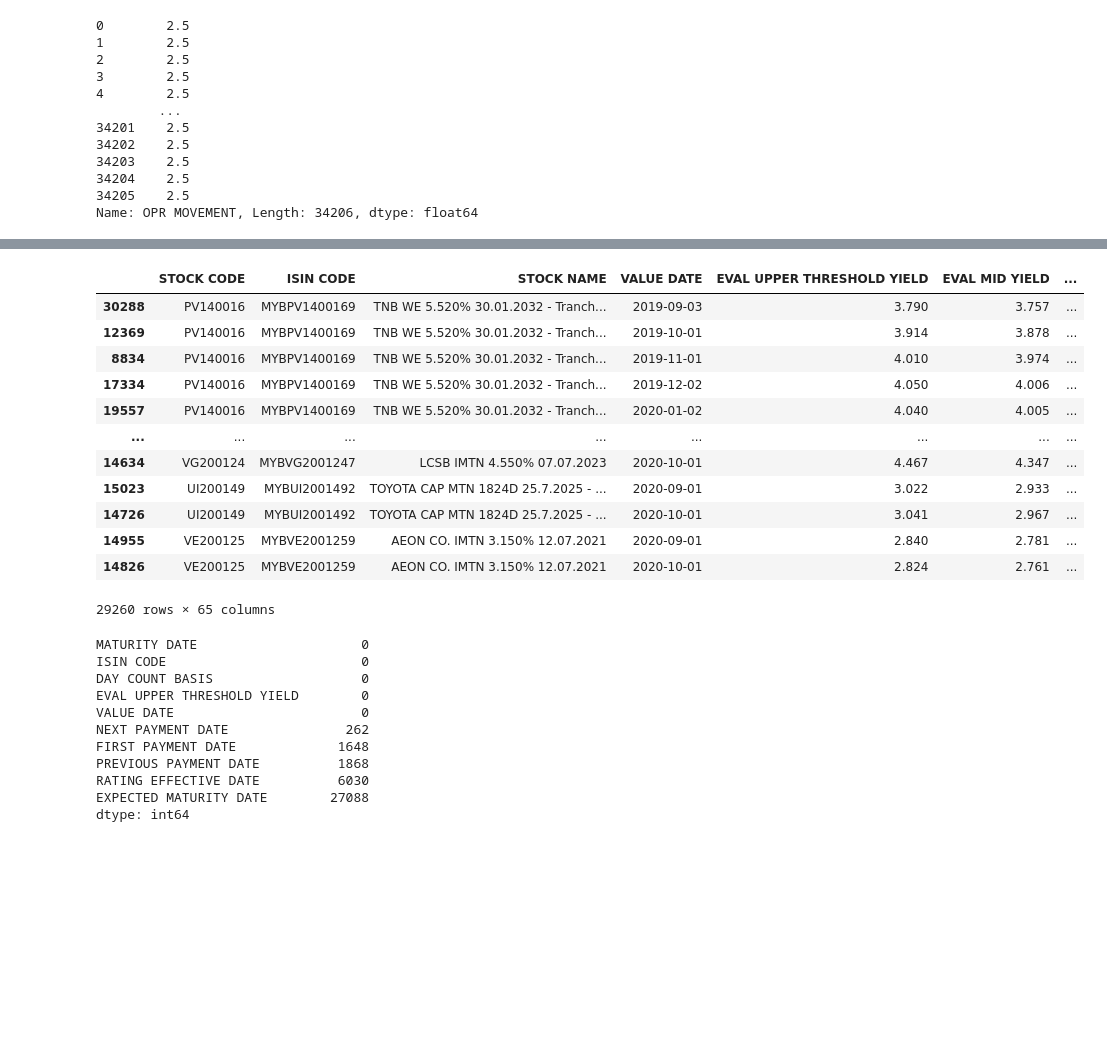
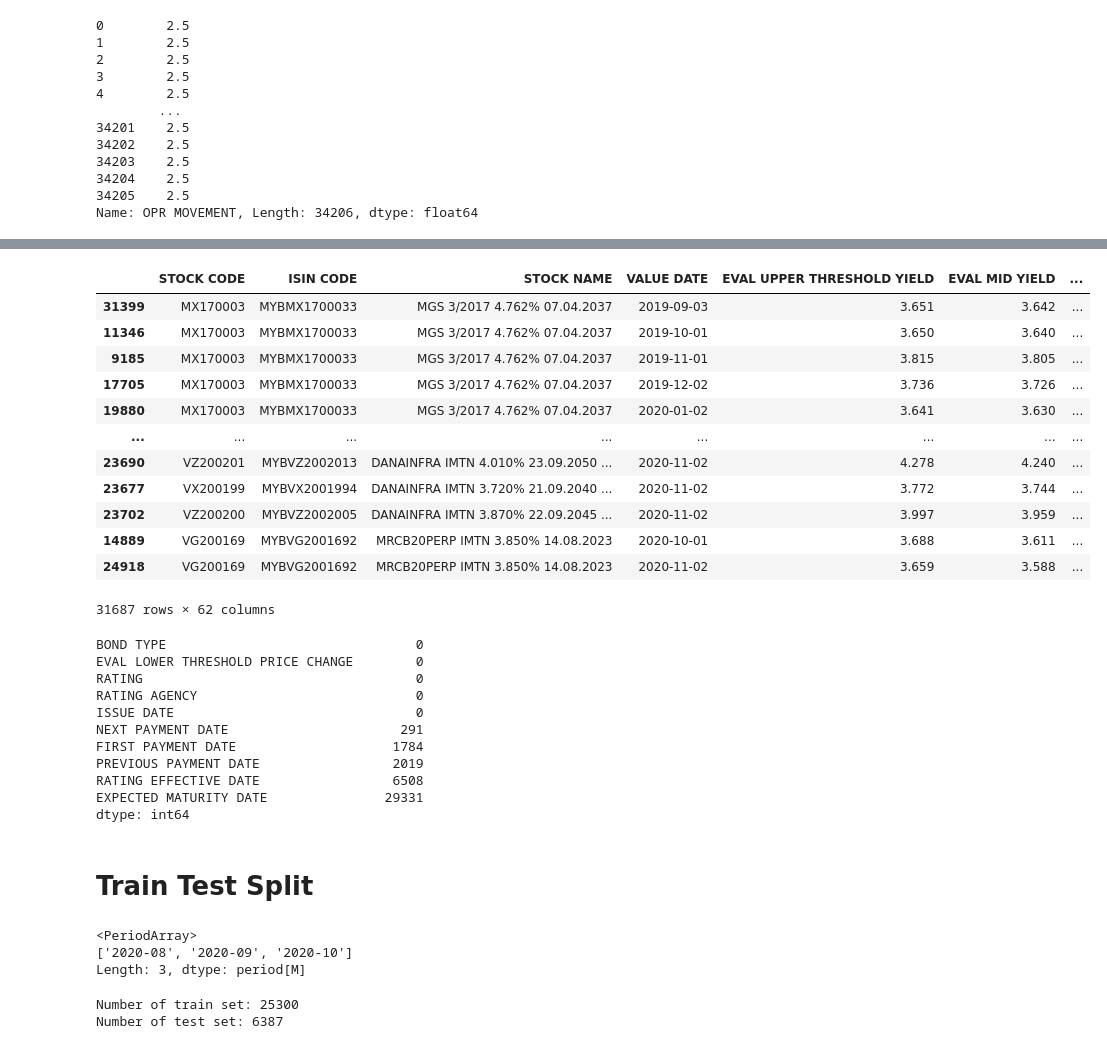
Before and after one commit to Shuhxian/bond-price-forecasting, a Jupyter notebook: bond_price_forcasting.ipynb, the cells around one changed output, grey strips where cells are left out. Drawn from its saved outputs; the diff is of its cells as text; code cells hidden in the pictures; blank space fills up the shorter version.

```diff
--- a/bond_price_forcasting.ipynb
+++ b/bond_price_forcasting.ipynb
@@ -490,18 +485,19 @@ df_joined
 # %%
 # remove the first row and the last row of each stocks
-df_joined.dropna(subset=["CHANGES IN EVAL MID PRICE","NEXT MONTH CHANGES IN EVAL MID PRICE"],inplace=True)
+# df_joined.dropna(subset=["CHANGES IN EVAL MID PRICE","NEXT MONTH CHANGES IN EVAL MID PRICE"],inplace=True)
+df_joined.dropna(subset=["CHANGES IN EVAL MID PRICE"],inplace=True)
 df_joined
 # %% [output]
 |  | STOCK CODE | ISIN CODE | STOCK NAME | VALUE DATE | EVAL UPPER THRESHOLD YIELD | EVAL MID YIELD | ... |
-| 30288 | PV140016 | MYBPV1400169 | TNB WE 5.520% 30.01.2032 - Tranch... | 2019-09-03 | 3.790 | 3.757 | ... |
-| 12369 | PV140016 | MYBPV1400169 | TNB WE 5.520% 30.01.2032 - Tranch... | 2019-10-01 | 3.914 | 3.878 | ... |
-| 8834 | PV140016 | MYBPV1400169 | TNB WE 5.520% 30.01.2032 - Tranch... | 2019-11-01 | 4.010 | 3.974 | ... |
-| 17334 | PV140016 | MYBPV1400169 | TNB WE 5.520% 30.01.2032 - Tranch... | 2019-12-02 | 4.050 | 4.006 | ... |
-| 19557 | PV140016 | MYBPV1400169 | TNB WE 5.520% 30.01.2032 - Tranch... | 2020-01-02 | 4.040 | 4.005 | ... |
+| 31399 | MX170003 | MYBMX1700033 | MGS 3/2017 4.762% 07.04.2037 | 2019-09-03 | 3.651 | 3.642 | ... |
+| 11346 | MX170003 | MYBMX1700033 | MGS 3/2017 4.762% 07.04.2037 | 2019-10-01 | 3.650 | 3.640 | ... |
+| 9185 | MX170003 | MYBMX1700033 | MGS 3/2017 4.762% 07.04.2037 | 2019-11-01 | 3.815 | 3.805 | ... |
+| 17705 | MX170003 | MYBMX1700033 | MGS 3/2017 4.762% 07.04.2037 | 2019-12-02 | 3.736 | 3.726 | ... |
+| 19880 | MX170003 | MYBMX1700033 | MGS 3/2017 4.762% 07.04.2037 | 2020-01-02 | 3.641 | 3.630 | ... |
 | ... | ... | ... | ... | ... | ... | ... | ... |
-| 14634 | VG200124 | MYBVG2001247 | LCSB IMTN 4.550% 07.07.2023 | 2020-10-01 | 4.467 | 4.347 | ... |
-| 15023 | UI200149 | MYBUI2001492 | TOYOTA CAP MTN 1824D 25.7.2025 - ... | 2020-09-01 | 3.022 | 2.933 | ... |
-| 14726 | UI200149 | MYBUI2001492 | TOYOTA CAP MTN 1824D 25.7.2025 - ... | 2020-10-01 | 3.041 | 2.967 | ... |
-| 14955 | VE200125 | MYBVE2001259 | AEON CO. IMTN 3.150% 12.07.2021 | 2020-09-01 | 2.840 | 2.781 | ... |
-| 14826 | VE200125 | MYBVE2001259 | AEON CO. IMTN 3.150% 12.07.2021 | 2020-10-01 | 2.824 | 2.761 | ... |
+| 23690 | VZ200201 | MYBVZ2002013 | DANAINFRA IMTN 4.010% 23.09.2050 ... | 2020-11-02 | 4.278 | 4.240 | ... |
+| 23677 | VX200199 | MYBVX2001994 | DANAINFRA IMTN 3.720% 21.09.2040 ... | 2020-11-02 | 3.772 | 3.744 | ... |
+| 23702 | VZ200200 | MYBVZ2002005 | DANAINFRA IMTN 3.870% 22.09.2045 ... | 2020-11-02 | 3.997 | 3.959 | ... |
+| 14889 | VG200169 | MYBVG2001692 | MRCB20PERP IMTN 3.850% 14.08.2023 | 2020-10-01 | 3.688 | 3.611 | ... |
+| 24918 | VG200169 | MYBVG2001692 | MRCB20PERP IMTN 3.850% 14.08.2023 | 2020-11-02 | 3.659 | 3.588 | ... |
-29260 rows × 65 columns
+31687 rows × 62 columns
@@ -510,14 +504,34 @@ df_joined.to_csv("output.csv", index=False)
 # %%
 df_joined.isnull().sum().sort_values().tail(10)
 # %% [output]
-MATURITY DATE                     0
-ISIN CODE                         0
-DAY COUNT BASIS                   0
-EVAL UPPER THRESHOLD YIELD        0
-VALUE DATE                        0
-NEXT PAYMENT DATE               262
-FIRST PAYMENT DATE             1648
-PREVIOUS PAYMENT DATE          1868
-RATING EFFECTIVE DATE          6030
-EXPECTED MATURITY DATE        27088
+BOND TYPE                                0
+EVAL LOWER THRESHOLD PRICE CHANGE        0
+RATING                                   0
+RATING AGENCY                            0
+ISSUE DATE                               0
+NEXT PAYMENT DATE                      291
+FIRST PAYMENT DATE                    1784
+PREVIOUS PAYMENT DATE                 2019
+RATING EFFECTIVE DATE                 6508
+EXPECTED MATURITY DATE               29331
 dtype: int64
+# %% [markdown]
+# Train Test Split
+# %%
+# test size
+test_size = 3
+test_months = df_joined["VALUE DATE MONTH"].unique()[-3:]
+test_months
+# %% [output]
+<PeriodArray>
+['2020-08', '2020-09', '2020-10']
+Length: 3, dtype: period[M]
+# %%
+train_dataset = df_joined[~df_joined["VALUE DATE MONTH"].isin(test_months)]
+test_dataset = df_joined[df_joined["VALUE DATE MONTH"].isin(test_months)]
+
+print("Number of train set: "+ str(len(train_dataset)))
+print("Number of test set: "+ str(len(test_dataset)))
+# %% [output]
+Number of train set: 25300
+Number of test set: 6387
```
Also changed, not shown: parts of 10 cells of this notebook.
